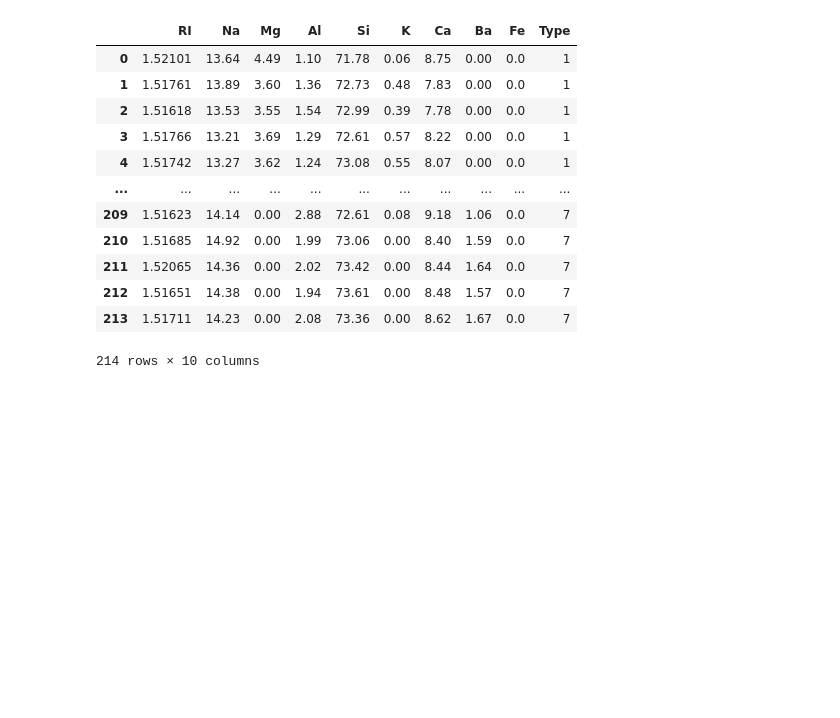
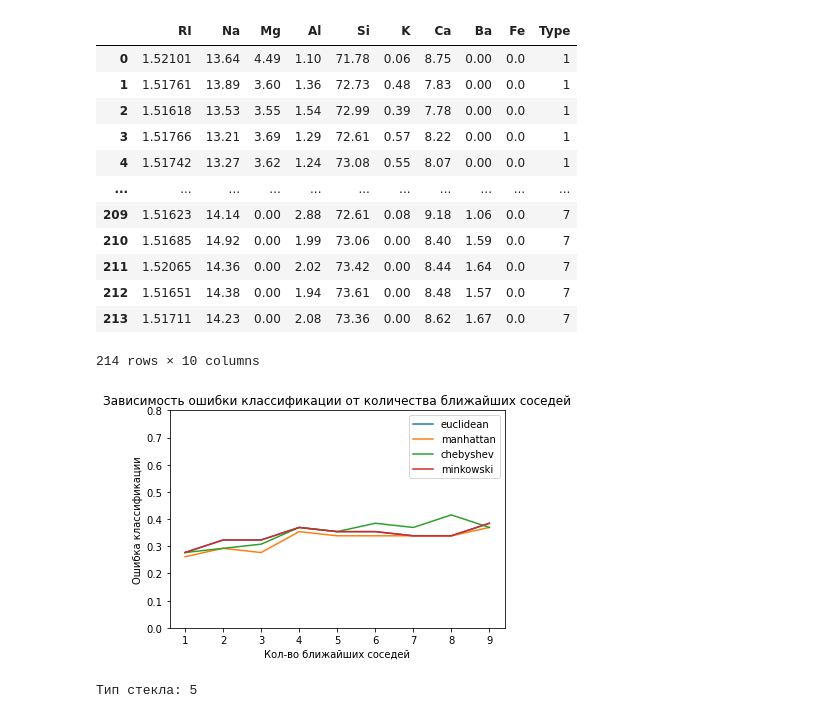
Before and after one commit to dumaevrinat/machine_learning_labs, a Jupyter notebook: Lab 1 Classification.ipynb, the cells around one changed output. Cells and saved outputs as stored; diff of their text form; code cells hidden in the pictures; blank space fills up the shorter version.

Commit message:
add task 3: K Neighbors Classifier

```diff
--- a/Lab 1 Classification.ipynb
+++ b/Lab 1 Classification.ipynb
@@ -254,3 +257,40 @@ data_glass
 | 212 | 1.51651 | 14.38 | 0.00 | 1.94 | 73.61 | 0.00 | 8.48 | 1.57 | 0.0 | 7 |
 | 213 | 1.51711 | 14.23 | 0.00 | 2.08 | 73.36 | 0.00 | 8.62 | 1.67 | 0.0 | 7 |
 214 rows × 10 columns
+# %%
+x_train, x_test, y_train, y_test = train_test_split(
+    data_glass.drop(['Type'], axis=1),
+    data_glass['Type'],
+    test_size=0.3)
+
+metrics = ['euclidean', 'manhattan', 'chebyshev', 'minkowski']
+
+for metric in metrics:
+    accuracy = []
+    for n in range(1, 10):
+        model = KNeighborsClassifier(n_neighbors=n, metric=metric)
+        model.fit(x_train, y_train)
+
+        predicted = model.predict(x_test)
+        accuracy.append(1 - accuracy_score(y_test, predicted))
+    plt.plot(range(1, 10), accuracy, label=metric)
+
+plt.title("Зависимость ошибки классификации от количества ближайших соседей")
+axes = plt.gca()
+axes.set_ylabel('Ошибка классификации')
+axes.set_xlabel('Кол-во ближайших соседей')
+axes.set_ylim([0.0, 0.8])
+axes.legend()
+plt.show()
+# %% [output]
+[figure, added]
+# %%
+x = [[1.516, 11.7, 1.01, 1.19, 72.59, 0.43, 11.44, 0.02, 0.1]]
+
+model = KNeighborsClassifier(n_neighbors=3, metric='manhattan')
+model.fit(x_train, y_train)
+
+result_predict = model.predict(x)
+print('Тип стекла:', result_predict[0])
+# %% [output]
+Тип стекла: 5
```
Also changed, not shown: parts of 1 cell of this notebook.
